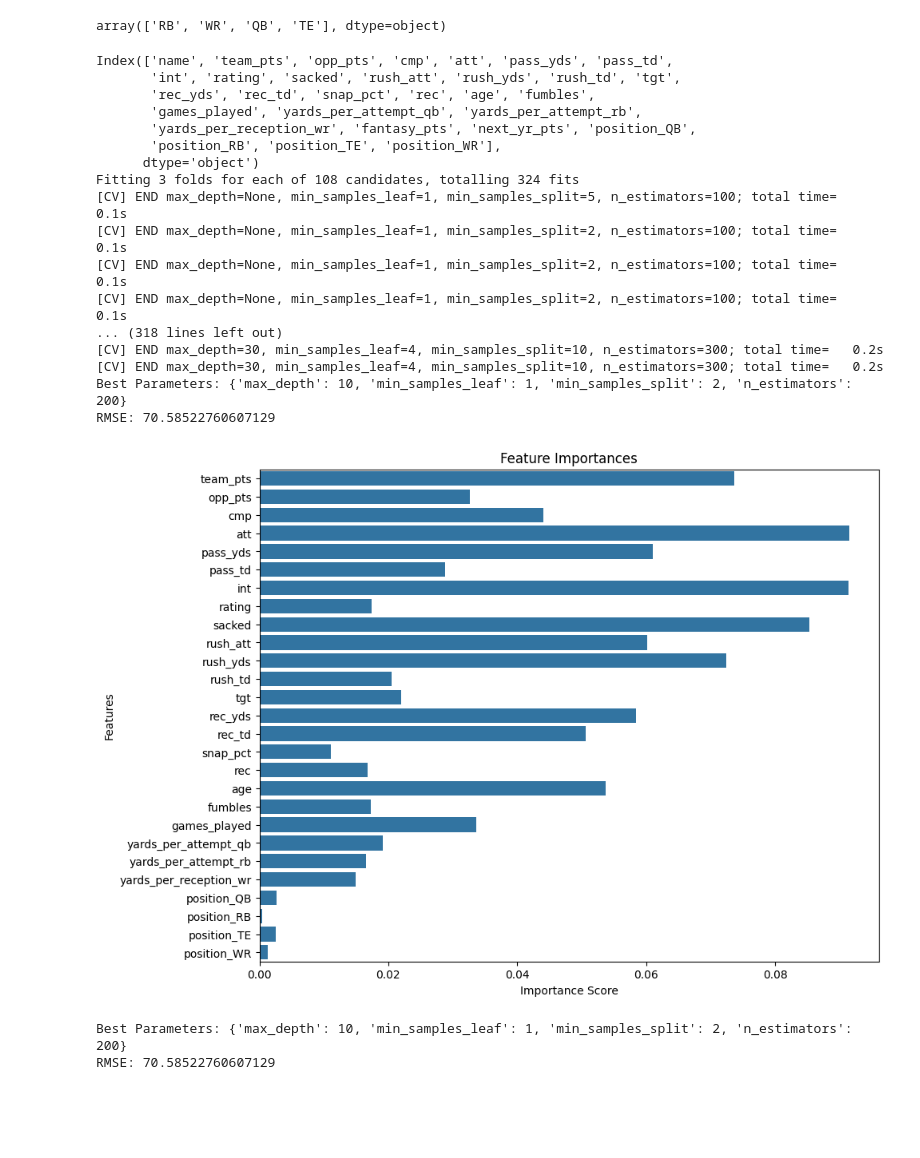
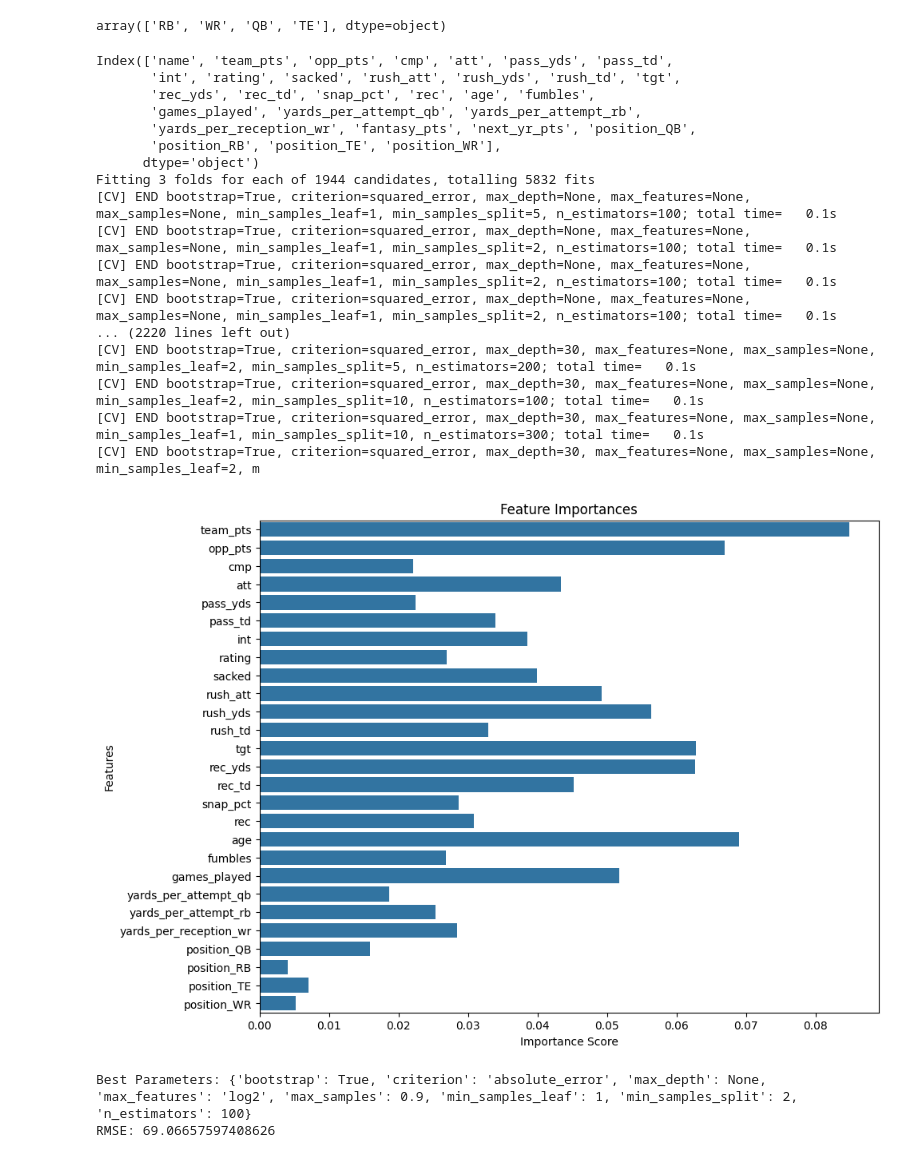
Before and after one commit to willhoff2/ff-397-STL, a Jupyter notebook: rf_ff.ipynb, the cells around one changed output. Drawn from its saved outputs; the diff is of its cells as text; code cells hidden in the pictures; blank space fills up the shorter version.

```diff
--- a/rf_ff.ipynb
+++ b/rf_ff.ipynb
@@ -69,6 +69,7 @@ def process_and_model(df):
 
     # Define features and target
     X = df_encoded.drop(columns=['name', 'fantasy_pts', 'next_yr_pts'])
+    X.fillna(0, inplace = True)
     y = df_encoded['next_yr_pts']
 
     # Split the data
@@ -76,10 +77,14 @@ def process_and_model(df):
 
     # Define the parameter grid for grid search
     param_grid = {
-        'n_estimators': [100, 200, 300],
-        'max_depth': [None, 10, 20, 30],
-        'min_samples_split': [2, 5, 10],
-        'min_samples_leaf': [1, 2, 4]
+    'n_estimators': [100, 200, 300],
+    'max_depth': [None, 10, 20, 30],
+    'min_samples_split': [2, 5, 10],
+    'min_samples_leaf': [1, 2, 4],
+    'max_features': [None, 'sqrt', 'log2'],
+    'bootstrap': [True],
+    'criterion': ['squared_error', 'absolute_error'],
+    'max_samples': [None, 0.8, 0.9]
     }
 
     # Initialize the model
@@ -98,45 +103,45 @@ def process_and_model(df):
     y_pred = best_rf.predict(X_test)
 
     # Calculate RMSE
     rmse = np.sqrt(mean_squared_error(y_test, y_pred))
     print(f'Best Parameters: {grid_search.best_params_}')
     print(f'RMSE: {rmse}')
 
     # Feature importance
     feature_importances = pd.Series(best_rf.feature_importances_, index=X_train.columns)
 
     # Plot variable importance
     plt.figure(figsize=(10, 8))
     sns.barplot(x=feature_importances, y=feature_importances.index)
     plt.title('Feature Importances')
     plt.xlabel('Importance Score')
     plt.ylabel('Features')
     plt.show()
 
-    return grid_search.best_params_, rmse
+    return best_rf, grid_search.best_params_, rmse
 
 # Assuming df is already defined as your DataFrame
-best_params, rmse = process_and_model(df_2021)
+best_model, best_params, rmse = process_and_model(df_2021)
 print(f'Best Parameters: {best_params}')
 print(f'RMSE: {rmse}')
 # %% [output]
 Index(['name', 'team_pts', 'opp_pts', 'cmp', 'att', 'pass_yds', 'pass_td',
        'int', 'rating', 'sacked', 'rush_att', 'rush_yds', 'rush_td', 'tgt',
        'rec_yds', 'rec_td', 'snap_pct', 'rec', 'age', 'fumbles',
        'games_played', 'yards_per_attempt_qb', 'yards_per_attempt_rb',
        'yards_per_reception_wr', 'fantasy_pts', 'next_yr_pts', 'position_QB',
        'position_RB', 'position_TE', 'position_WR'],
       dtype='object')
-Fitting 3 folds for each of 108 candidates, totalling 324 fits
-[CV] END max_depth=None, min_samples_leaf=1, min_samples_split=5, n_estimators=100; total time=   0.1s
-[CV] END max_depth=None, min_samples_leaf=1, min_samples_split=2, n_estimators=100; total time=   0.1s
-[CV] END max_depth=None, min_samples_leaf=1, min_samples_split=2, n_estimators=100; total time=   0.1s
-[CV] END max_depth=None, min_samples_leaf=1, min_samples_split=2, n_estimators=100; total time=   0.1s
-... (318 lines left out)
-[CV] END max_depth=30, min_samples_leaf=4, min_samples_split=10, n_estimators=300; total time=   0.2s
-[CV] END max_depth=30, min_samples_leaf=4, min_samples_split=10, n_estimators=300; total time=   0.2s
-Best Parameters: {'max_depth': 10, 'min_samples_leaf': 1, 'min_samples_split': 2, 'n_estimators': 200}
-RMSE: 70.58522760607129
+Fitting 3 folds for each of 1944 candidates, totalling 5832 fits
+[CV] END bootstrap=True, criterion=squared_error, max_depth=None, max_features=None, max_samples=None, min_samples_leaf=1, min_samples_split=5, n_estimators=100; total time=   0.1s
+[CV] END bootstrap=True, criterion=squared_error, max_depth=None, max_features=None, max_samples=None, min_samples_leaf=1, min_samples_split=2, n_estimators=100; total time=   0.1s
+[CV] END bootstrap=True, criterion=squared_error, max_depth=None, max_features=None, max_samples=None, min_samples_leaf=1, min_samples_split=2, n_estimators=100; total time=   0.1s
+[CV] END bootstrap=True, criterion=squared_error, max_depth=None, max_features=None, max_samples=None, min_samples_leaf=1, min_samples_split=2, n_estimators=100; total time=   0.1s
+... (2220 lines left out)
+[CV] END bootstrap=True, criterion=squared_error, max_depth=30, max_features=None, max_samples=None, min_samples_leaf=2, min_samples_split=5, n_estimators=200; total time=   0.1s
+[CV] END bootstrap=True, criterion=squared_error, max_depth=30, max_features=None, max_samples=None, min_samples_leaf=2, min_samples_split=10, n_estimators=100; total time=   0.1s
+[CV] END bootstrap=True, criterion=squared_error, max_depth=30, max_features=None, max_samples=None, min_samples_leaf=1, min_samples_split=10, n_estimators=300; total time=   0.1s
+[CV] END bootstrap=True, criterion=squared_error, max_depth=30, max_features=None, max_samples=None, min_samples_leaf=2, m
-[figure, old version]
+[figure, new version]
-Best Parameters: {'max_depth': 10, 'min_samples_leaf': 1, 'min_samples_split': 2, 'n_estimators': 200}
-RMSE: 70.58522760607129
+Best Parameters: {'bootstrap': True, 'criterion': 'absolute_error', 'max_depth': None, 'max_features': 'log2', 'max_samples': 0.9, 'min_samples_leaf': 1, 'min_samples_split': 2, 'n_estimators': 100}
+RMSE: 69.06657597408626
```
Also changed, not shown: parts of 1 cell of this notebook, 1 other file.
